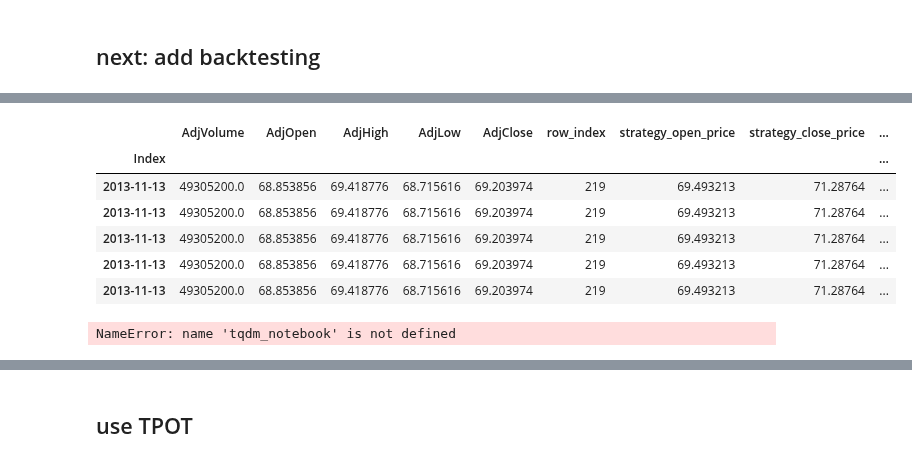
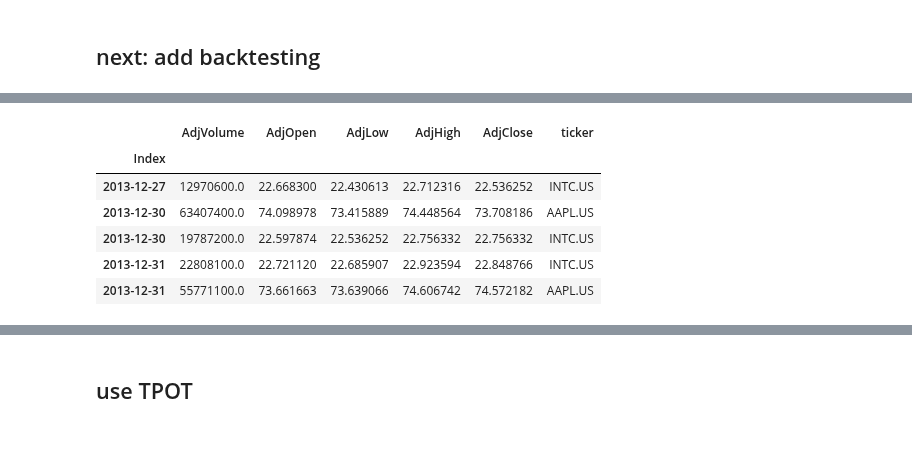
Before and after one commit to Lindstaedt/Stock-recommendation-with-ML, a Jupyter notebook: notebooks/03.0-fl-model-training-sklearn.ipynb, the cells around one changed output, grey strips where cells are left out. Saved outputs shown, nothing was run; the diff lists cells and outputs as text; code cells hidden in the pictures.

```diff
--- a/notebooks/03.0-fl-model-training-sklearn.ipynb
+++ b/notebooks/03.0-fl-model-training-sklearn.ipynb
@@ -243,17 +245,12 @@ df_backtest.head()
 # %%
 # load the df_downloaded_all_ticker dataframe from feature engineering step:
 df_downloaded_all_tickers = fastparquet.ParquetFile('../data/interim/df_downloaded_all_tickers.parq').to_pandas()
-df_downloaded_all_tickers.head()
+df_downloaded_all_tickers.tail()
 # %% [output]
-|  | AdjVolume | AdjOpen | AdjHigh | AdjLow | AdjClose | row_index | strategy_open_price | strategy_close_price | ... |
-| Index |  |  |  |  |  |  |  |  | ... |
-| 2013-11-13 | 49305200.0 | 68.853856 | 69.418776 | 68.715616 | 69.203974 | 219 | 69.493213 | 71.28764 | ... |
-| 2013-11-13 | 49305200.0 | 68.853856 | 69.418776 | 68.715616 | 69.203974 | 219 | 69.493213 | 71.28764 | ... |
-| 2013-11-13 | 49305200.0 | 68.853856 | 69.418776 | 68.715616 | 69.203974 | 219 | 69.493213 | 71.28764 | ... |
-| 2013-11-13 | 49305200.0 | 68.853856 | 69.418776 | 68.715616 | 69.203974 | 219 | 69.493213 | 71.28764 | ... |
-| 2013-11-13 | 49305200.0 | 68.853856 | 69.418776 | 68.715616 | 69.203974 | 219 | 69.493213 | 71.28764 | ... |
+|  | AdjVolume | AdjOpen | AdjLow | AdjHigh | AdjClose | ticker |
+| Index |  |  |  |  |  |  |
+| 2013-12-27 | 12970600.0 | 22.668300 | 22.430613 | 22.712316 | 22.536252 | INTC.US |
+| 2013-12-30 | 63407400.0 | 74.098978 | 73.415889 | 74.448564 | 73.708186 | AAPL.US |
+| 2013-12-30 | 19787200.0 | 22.597874 | 22.536252 | 22.756332 | 22.756332 | INTC.US |
+| 2013-12-31 | 22808100.0 | 22.721120 | 22.685907 | 22.923594 | 22.848766 | INTC.US |
+| 2013-12-31 | 55771100.0 | 73.661663 | 73.639066 | 74.606742 | 74.572182 | AAPL.US |
-# %%
-for ticker in tqdm_notebook(symbols):
-    print(ticker)
-# %% [output]
-NameError: name 'tqdm_notebook' is not defined
```
Also changed, not shown: parts of 18 cells of this notebook.
